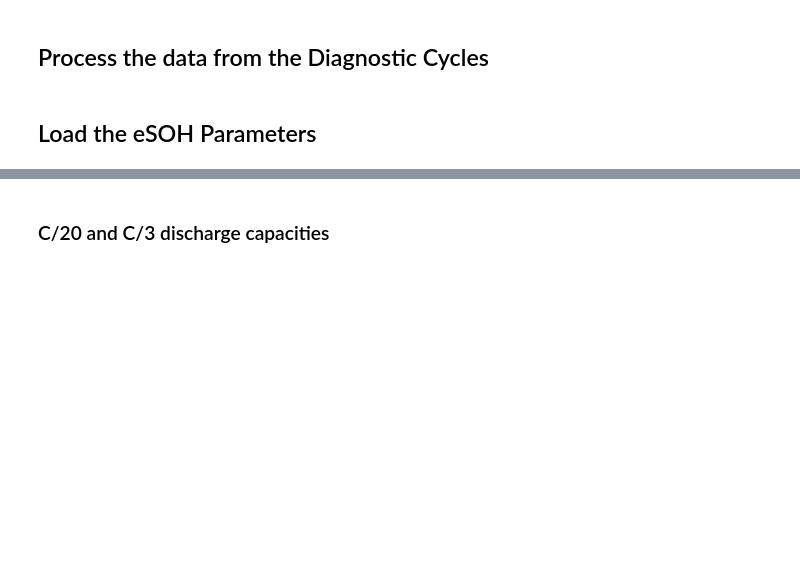
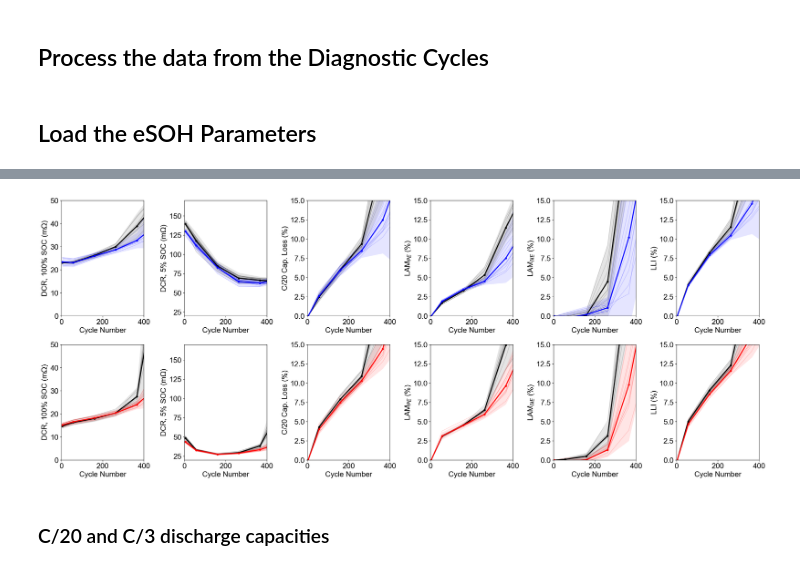
Before and after one commit to wengandrew/fast-formation, a Jupyter notebook: code-base/process_all_data.ipynb, the cells around one changed output, grey strips where cells are left out. Saved outputs shown, nothing was run; the diff lists cells and outputs as text; code cells hidden in the pictures; blank space fills up the shorter version.

```diff
--- a/code-base/process_all_data.ipynb
+++ b/code-base/process_all_data.ipynb
@@ -485,7 +485,7 @@ df
 # %% [markdown]
 ## Load the eSOH Parameters
 # %%
-ESOH_FILE = 'output/2020-10-esoh-results-summary/y100-fix/summary_esoh_table.csv'
+ESOH_FILE = 'output//summary_esoh_table.csv'
 
 df_esoh = pd.read_csv(ESOH_FILE)
 
@@ -548,9 +548,9 @@ for cell in formation_cells:
     (df_hppc, _) = cell.summarize_hppc_pulse_statistics()
     df_hppc['cellid'] = cell.cellid
     df_hppc['cycle_number'] = df_hppc['cycle_index']
-    df_hppc['r']*=1000;
-    df_hppc['dcr_soc_50']*=1000;
-    df_hppc['dcr_soc_100']*=1000;
+    df_hppc['dcr_10s_soc_5']*=1000;
+    df_hppc['dcr_10s_soc_50']*=1000;
+    df_hppc['dcr_10s_soc_100']*=1000;
     df_hppc_list.append(df_hppc)
 
 df_hppc_all = pd.concat(df_hppc_list)
@@ -571,7 +579,7 @@ for cell in formation_cells:
     if cell.cellid == 9:
         continue
 
-    df_hppc = cell.summarize_hppc_pulse_statistics()
+    (df_hppc, _) = cell.summarize_hppc_pulse_statistics()
     df_esoh_curr = df_esoh[df_esoh['cellid'] == cell.cellid]
 
     if cell.is_room_temp():
@@ -581,9 +589,9 @@ for cell in formation_cells:
         color = 'k' if cell.is_baseline_formation() else 'r'
         i = 1
 
-    axs[i,0].plot(df_hppc['cycle_index'], df_hppc['dcr_soc_100']*1000,
+    axs[i,0].plot(df_hppc['cycle_index'], df_hppc['dcr_10s_soc_100']*1000,
                 color=color, linewidth=1,alpha=0.2)
-    axs[i,1].plot(df_hppc['cycle_index'], df_hppc['dcr_soc_0']*1000,
+    axs[i,1].plot(df_hppc['cycle_index'], df_hppc['dcr_10s_soc_5']*1000,
                 color=color, markersize=4, alpha=0.2)
     axs[i,2].plot(df_esoh_curr['cycle_number'], df_esoh_curr['c20_loss'],
                 color=color, linewidth=1,alpha=0.2)
@@ -594,56 +602,58 @@ for cell in formation_cells:
     axs[i,5].plot(df_esoh_curr['cycle_number'], df_esoh_curr['lli'],
                 color=color, linewidth=1, alpha=0.2)
 
-add_mean_line(axs[0, 0], df_hppc_rt_base, 'dcr_soc_100', 'k')
-add_mean_line(axs[0, 1], df_hppc_rt_base, 'dcr_soc_0', 'k')
+add_mean_line(axs[0, 0], df_hppc_rt_base, 'dcr_10s_soc_100', 'k')
+add_mean_line(axs[0, 1], df_hppc_rt_base, 'dcr_10s_soc_5', 'k')
 add_mean_line(axs[0, 2], df_esoh_rt_base, 'c20_loss', 'k')
 add_mean_line(axs[0, 3], df_esoh_rt_base, 'lam_pe', 'k')
 add_mean_line(axs[0, 4], df_esoh_rt_base, 'lam_ne', 'k')
 add_mean_line(axs[0, 5], df_esoh_rt_base, 'lli', 'k')
 
-add_mean_line(axs[0, 0], df_hppc_rt_fast, 'dcr_soc_100', 'b')
-add_mean_line(axs[0, 1], df_hppc_rt_fast, 'dcr_soc_0', 'b')
+add_mean_line(axs[0, 0], df_hppc_rt_fast, 'dcr_10s_soc_100', 'b')
+add_mean_line(axs[0, 1], df_hppc_rt_fast, 'dcr_10s_soc_5', 'b')
 add_mean_line(axs[0, 2], df_esoh_rt_fast, 'c20_loss', 'b')
 add_mean_line(axs[0, 3], df_esoh_rt_fast, 'lam_pe', 'b')
 add_mean_line(axs[0, 4], df_esoh_rt_fast, 'lam_ne', 'b')
 add_mean_line(axs[0, 5], df_esoh_rt_fast, 'lli', 'b')
 
-add_mean_line(axs[1, 0], df_hppc_ht_base, 'dcr_soc_100', 'k')
-add_mean_line(axs[1, 1], df_hppc_ht_base, 'dcr_soc_0', 'k')
+add_mean_line(axs[1, 0], df_hppc_ht_base, 'dcr_10s_soc_100', 'k')
+add_mean_line(axs[1, 1], df_hppc_ht_base, 'dcr_10s_soc_5', 'k')
 add_mean_line(axs[1, 2], df_esoh_ht_base, 'c20_loss', 'k')
 add_mean_line(axs[1, 3], df_esoh_ht_base, 'lam_pe', 'k')
 add_mean_line(axs[1, 4], df_esoh_ht_base, 'lam_ne', 'k')
 add_mean_line(axs[1, 5], df_esoh_ht_base, 'lli', 'k')
 
-add_mean_line(axs[1, 0], df_hppc_ht_fast, 'dcr_soc_100', 'r')
-add_mean_line(axs[1, 1], df_hppc_ht_fast, 'dcr_soc_0', 'r')
+add_mean_line(axs[1, 0], df_hppc_ht_fast, 'dcr_10s_soc_100', 'r')
+add_mean_line(axs[1, 1], df_hppc_ht_fast, 'dcr_10s_soc_5', 'r')
 add_mean_line(axs[1, 2], df_esoh_ht_fast, 'c20_loss', 'r')
 add_mean_line(axs[1, 3], df_esoh_ht_fast, 'lam_pe', 'r')
 add_mean_line(axs[1, 4], df_esoh_ht_fast, 'lam_ne', 'r')
 add_mean_line(axs[1, 5], df_esoh_ht_fast, 'lli', 'r')
 
 
 for i in [0, 1]:
 
     axs[i, 0].set(ylabel='DCR, 100% SOC (m$\Omega$)')
-    axs[i, 1].set(ylabel='DCR, 4% SOC (m$\Omega$)')
+    axs[i, 1].set(ylabel='DCR, 5% SOC (m$\Omega$)')
     axs[i, 2].set(ylabel='C/20 Cap. Loss (%)')
     axs[i, 3].set(ylabel='LAM$_{PE}$ (%)')
     axs[i, 4].set(ylabel='LAM$_{NE}$ (%)')
     axs[i, 5].set(ylabel='LLI (%)')
 
     axs[i, 0].set(ylim=(0, 50))
     axs[i, 1].set(ylim=(20, 170))
     axs[i, 2].set(ylim=(0, 15))
     axs[i, 3].set(ylim=(0, 15))
     axs[i, 4].set(ylim=(0, 15))
     axs[i, 5].set(ylim=(0, 15))
 
 [ax.set(xlim=(0, 400), xlabel='Cycle Number') for ax in axs.flatten()]
 
 plt.tight_layout()
-plt.savefig('aging_test_metrics.png', dpi=DPI, facecolor='w')
+plt.savefig('aging_test_metrics.png', dpi=150, facecolor='w')
 plt.show()
+# %% [output]
+[figure, added]
 # %% [markdown]
 ### C/20 and C/3 discharge capacities
 # %%
```
Also changed, not shown: parts of 6 cells of this notebook, 30 other files.
